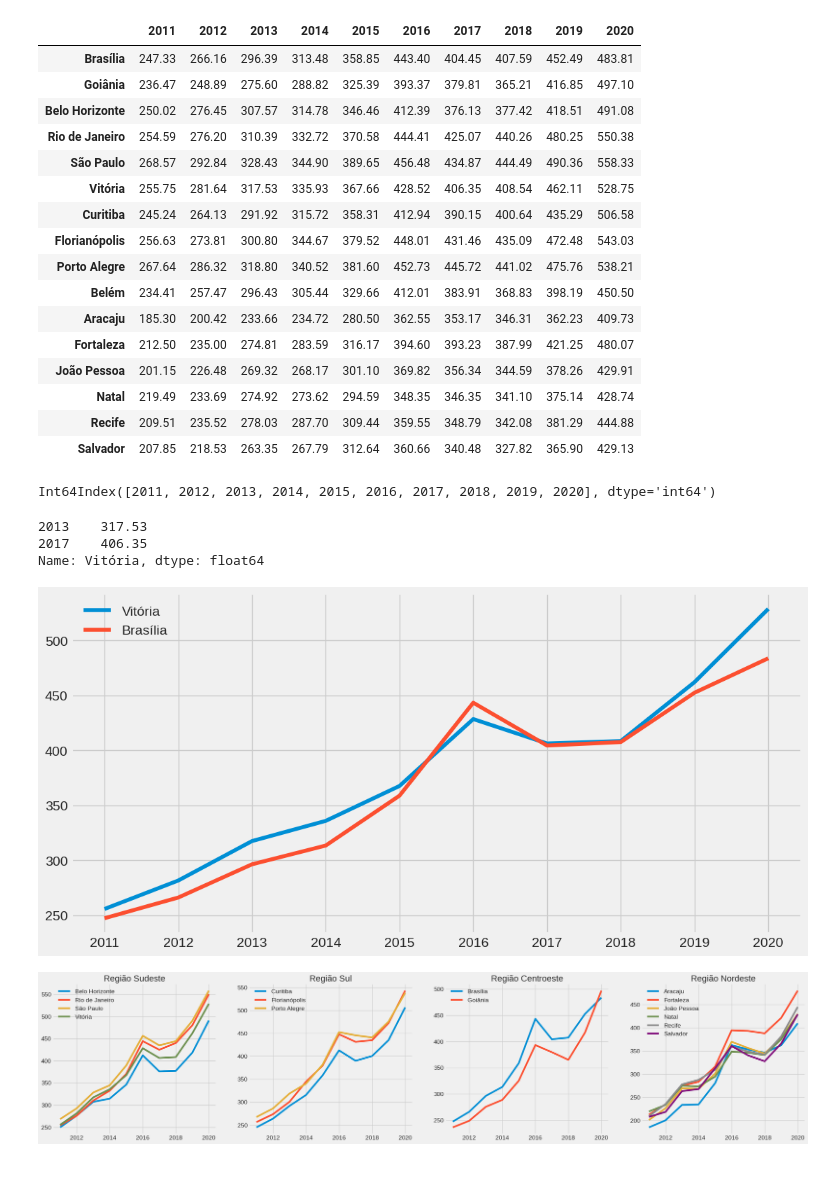
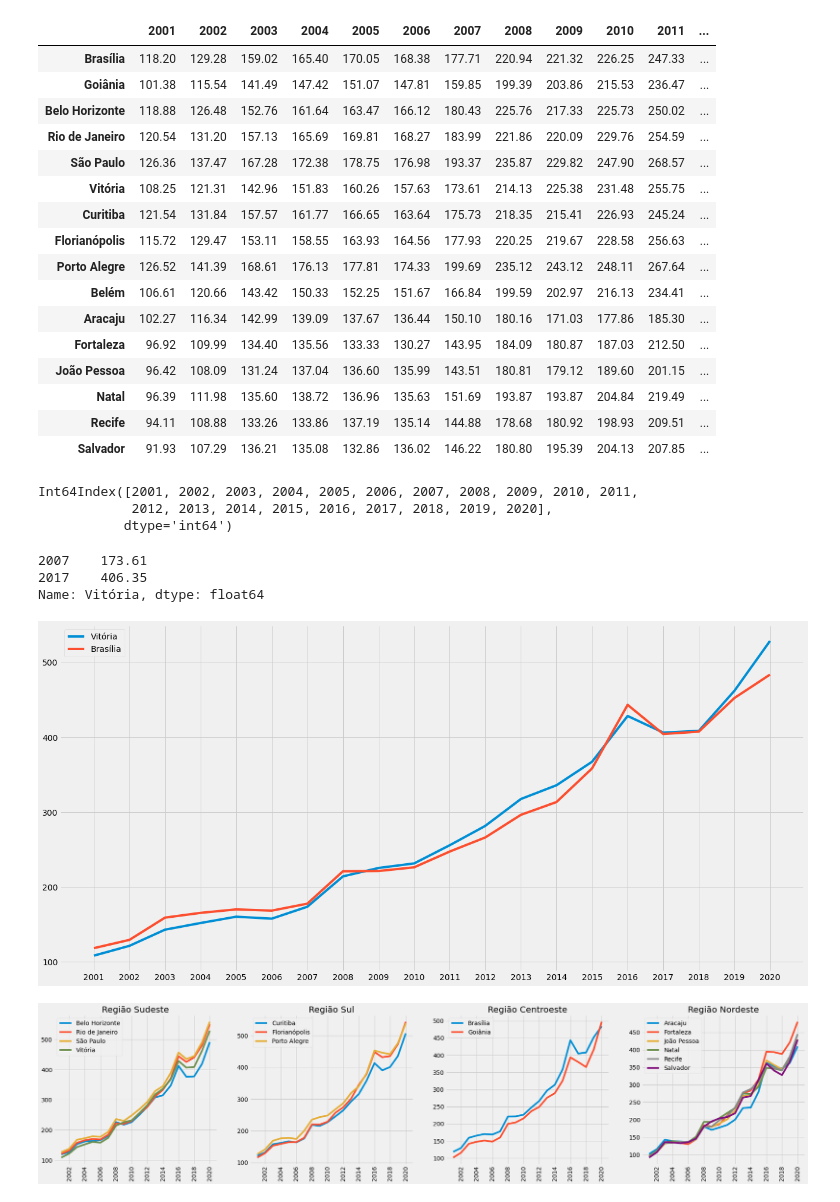
Before and after one commit to bessasjr/Cesta_basica_2001-2020, a Jupyter notebook: cesta_basic.ipynb, the cells around one changed output. Saved outputs shown, nothing was run; the diff lists cells and outputs as text; code cells hidden in the pictures; blank space fills up the shorter version.

```diff
--- a/cesta_basic.ipynb
+++ b/cesta_basic.ipynb
@@ -87,7 +90,7 @@ cest
 # %%
 # Deletando as 3 ultimas linhas (que não contém mais dados)
 
-cest = cest.iloc[:120]
+cest = cest.iloc[:241]
 cest
 # %% [output]
 |  | Data | Brasília | Campo Grande | Cuiabá | Goiânia | Belo Horizonte | Rio de Janeiro | São Paulo | Vitória | ... |
@@ -106,7 +117,8 @@ cest
 # %%
 # Descobrindo a média anual do valor da cesta básica por capital e salvando em um dicionário
 
-anos = ['2011', '2012', '2013', '2014', '2015', '2016', '2017', '2018', '2019', '2020']
+
+anos = ['2001', '2002', '2003', '2004', '2005', '2006', '2007', '2008', '2009', '2010', '2011', '2012', '2013', '2014', '2015', '2016', '2017', '2018', '2019', '2020']
 
 lista_mes = []
 lista_ano = []
@@ -126,7 +138,7 @@ for s in cest.columns[1:]:
         lista_mes.clear()
         lista_ano.append(h)
 
-    dic[s] = lista_ano[0:10]
+    dic[s] = lista_ano[0:20]
     lista_ano.clear()
 
 print(dic)
@@ -135,7 +147,7 @@ print(dic)
 # %%
 # Criando o Dataframe que contem a média anual dos valores da cesta básica nas capitais brasileiras
 
-cesta = pd.DataFrame(dic, index=[2011, 2012, 2013, 2014, 2015, 2016, 2017, 2018, 2019, 2020])
+cesta = pd.DataFrame(dic, index=[2001, 2002, 2003, 2004, 2005, 2006, 2007, 2008, 2009, 2010, 2011, 2012, 2013, 2014, 2015, 2016, 2017, 2018, 2019, 2020])
 
 cesta
 # %% [output]
@@ -364,67 +401,72 @@ Salvador        -     106.46
 # %%
-cesta.head(10).T
+cesta.head(20).T
 # %% [output]
-|  | 2011 | 2012 | 2013 | 2014 | 2015 | 2016 | 2017 | 2018 | 2019 | 2020 |
-| Brasília | 247.33 | 266.16 | 296.39 | 313.48 | 358.85 | 443.40 | 404.45 | 407.59 | 452.49 | 483.81 |
-| Goiânia | 236.47 | 248.89 | 275.60 | 288.82 | 325.39 | 393.37 | 379.81 | 365.21 | 416.85 | 497.10 |
-| Belo Horizonte | 250.02 | 276.45 | 307.57 | 314.78 | 346.46 | 412.39 | 376.13 | 377.42 | 418.51 | 491.08 |
-| Rio de Janeiro | 254.59 | 276.20 | 310.39 | 332.72 | 370.58 | 444.41 | 425.07 | 440.26 | 480.25 | 550.38 |
-| São Paulo | 268.57 | 292.84 | 328.43 | 344.90 | 389.65 | 456.48 | 434.87 | 444.49 | 490.36 | 558.33 |
-| Vitória | 255.75 | 281.64 | 317.53 | 335.93 | 367.66 | 428.52 | 406.35 | 408.54 | 462.11 | 528.75 |
-| Curitiba | 245.24 | 264.13 | 291.92 | 315.72 | 358.31 | 412.94 | 390.15 | 400.64 | 435.29 | 506.58 |
-| Florianópolis | 256.63 | 273.81 | 300.80 | 344.67 | 379.52 | 448.01 | 431.46 | 435.09 | 472.48 | 543.03 |
-| Porto Alegre | 267.64 | 286.32 | 318.80 | 340.52 | 381.60 | 452.73 | 445.72 | 441.02 | 475.76 | 538.21 |
-| Belém | 234.41 | 257.47 | 296.43 | 305.44 | 329.66 | 412.01 | 383.91 | 368.83 | 398.19 | 450.50 |
-| Aracaju | 185.30 | 200.42 | 233.66 | 234.72 | 280.50 | 362.55 | 353.17 | 346.31 | 362.23 | 409.73 |
-| Fortaleza | 212.50 | 235.00 | 274.81 | 283.59 | 316.17 | 394.60 | 393.23 | 387.99 | 421.25 | 480.07 |
-| João Pessoa | 201.15 | 226.48 | 269.32 | 268.17 | 301.10 | 369.82 | 356.34 | 344.59 | 378.26 | 429.91 |
-| Natal | 219.49 | 233.69 | 274.92 | 273.62 | 294.59 | 348.35 | 346.35 | 341.10 | 375.14 | 428.74 |
-| Recife | 209.51 | 235.52 | 278.03 | 287.70 | 309.44 | 359.55 | 348.79 | 342.08 | 381.29 | 444.88 |
-| Salvador | 207.85 | 218.53 | 263.35 | 267.79 | 312.64 | 360.66 | 340.48 | 327.82 | 365.90 | 429.13 |
+|  | 2001 | 2002 | 2003 | 2004 | 2005 | 2006 | 2007 | 2008 | 2009 | 2010 | 2011 | ... |
+| Brasília | 118.20 | 129.28 | 159.02 | 165.40 | 170.05 | 168.38 | 177.71 | 220.94 | 221.32 | 226.25 | 247.33 | ... |
+| Goiânia | 101.38 | 115.54 | 141.49 | 147.42 | 151.07 | 147.81 | 159.85 | 199.39 | 203.86 | 215.53 | 236.47 | ... |
+| Belo Horizonte | 118.88 | 126.48 | 152.76 | 161.64 | 163.47 | 166.12 | 180.43 | 225.76 | 217.33 | 225.73 | 250.02 | ... |
+| Rio de Janeiro | 120.54 | 131.20 | 157.13 | 165.69 | 169.81 | 168.27 | 183.99 | 221.86 | 220.09 | 229.76 | 254.59 | ... |
+| São Paulo | 126.36 | 137.47 | 167.28 | 172.38 | 178.75 | 176.98 | 193.37 | 235.87 | 229.82 | 247.90 | 268.57 | ... |
+| Vitória | 108.25 | 121.31 | 142.96 | 151.83 | 160.26 | 157.63 | 173.61 | 214.13 | 225.38 | 231.48 | 255.75 | ... |
+| Curitiba | 121.54 | 131.84 | 157.57 | 161.77 | 166.65 | 163.64 | 175.73 | 218.35 | 215.41 | 226.93 | 245.24 | ... |
+| Florianópolis | 115.72 | 129.47 | 153.11 | 158.55 | 163.93 | 164.56 | 177.93 | 220.25 | 219.67 | 228.58 | 256.63 | ... |
+| Porto Alegre | 126.52 | 141.39 | 168.61 | 176.13 | 177.81 | 174.33 | 199.69 | 235.12 | 243.12 | 248.11 | 267.64 | ... |
+| Belém | 106.61 | 120.66 | 143.42 | 150.33 | 152.25 | 151.67 | 166.84 | 199.59 | 202.97 | 216.13 | 234.41 | ... |
+| Aracaju | 102.27 | 116.34 | 142.99 | 139.09 | 137.67 | 136.44 | 150.10 | 180.16 | 171.03 | 177.86 | 185.30 | ... |
+| Fortaleza | 96.92 | 109.99 | 134.40 | 135.56 | 133.33 | 130.27 | 143.95 | 184.09 | 180.87 | 187.03 | 212.50 | ... |
+| João Pessoa | 96.42 | 108.09 | 131.24 | 137.04 | 136.60 | 135.99 | 143.51 | 180.81 | 179.12 | 189.60 | 201.15 | ... |
+| Natal | 96.39 | 111.98 | 135.60 | 138.72 | 136.96 | 135.63 | 151.69 | 193.87 | 193.87 | 204.84 | 219.49 | ... |
+| Recife | 94.11 | 108.88 | 133.26 | 133.86 | 137.19 | 135.14 | 144.88 | 178.68 | 180.92 | 198.93 | 209.51 | ... |
+| Salvador | 91.93 | 107.29 | 136.21 | 135.08 | 132.86 | 136.02 | 146.22 | 180.80 | 195.39 | 204.13 | 207.85 | ... |
 # %%
 cesta.index
 # %% [output]
-Int64Index([2011, 2012, 2013, 2014, 2015, 2016, 2017, 2018, 2019, 2020], dtype='int64')
+Int64Index([2001, 2002, 2003, 2004, 2005, 2006, 2007, 2008, 2009, 2010, 2011,
+            2012, 2013, 2014, 2015, 2016, 2017, 2018, 2019, 2020],
+           dtype='int64')
 # %%
-cesta['Vitória'][[2013,2017]]
+cesta['Vitória'][[2007,2017]]
 # %% [output]
-2013    317.53
+2007    173.61
 2017    406.35
 Name: Vitória, dtype: float64
 # %%
 plt.style.use('fivethirtyeight')
-cesta[['Vitória','Brasília']].plot(kind='line', figsize=(12,6))
+cesta[['Vitória','Brasília']].plot(kind='line', figsize=(20,10))
 plt.xticks(cesta.index)
 plt.show()
 # %% [output]
-[figure, old version]
+[figure, new version]
 # %%
 plt.figure(figsize=(28,6))
 
 plt.subplot(1,4,1)
 plt.plot(cesta[['Belo Horizonte','Rio de Janeiro','São Paulo','Vitória']], label=['Belo Horizonte','Rio de Janeiro','São Paulo','Vitória'])
-#plt.yticks([150, 250, 350, 450, 550],labels=[150, 250, 350, 450, 550])
+plt.xticks([2002, 2004, 2006, 2008, 2010, 2012, 2014, 2016, 2018, 2020], rotation=90)
 plt.title('Região Sudeste')
 plt.legend()
 
 plt.subplot(1,4,2)
 plt.plot(cesta[['Curitiba','Florianópolis','Porto Alegre']], label=['Curitiba','Florianópolis','Porto Alegre'])
+plt.xticks([2002, 2004, 2006, 2008, 2010, 2012, 2014, 2016, 2018, 2020], rotation=90)
 plt.title('Região Sul')
 plt.legend()
 
 plt.subplot(1,4,3)
 plt.plot(cesta[['Brasília','Goiânia']], label=['Brasília','Goiânia'])
+plt.xticks([2002, 2004, 2006, 2008, 2010, 2012, 2014, 2016, 2018, 2020], rotation=90)
 plt.title('Região Centroeste')
 plt.legend()
 
 plt.subplot(1,4,4)
 plt.plot(cesta[['Aracaju','Fortaleza','João Pessoa','Natal','Recife','Salvador']], label=['Aracaju','Fortaleza','João Pessoa','Natal','Recife','Salvador'])
+plt.xticks([2002, 2004, 2006, 2008, 2010, 2012, 2014, 2016, 2018, 2020], rotation=90)
 plt.title('Região Nordeste')
 plt.legend()
 
 plt.show()
 # %% [output]
-[figure, old version]
+[figure, new version]
 # %%
 plt.style.use('fivethirtyeight')
 
```
Also changed, not shown: parts of 33 cells of this notebook, 1 other file.
